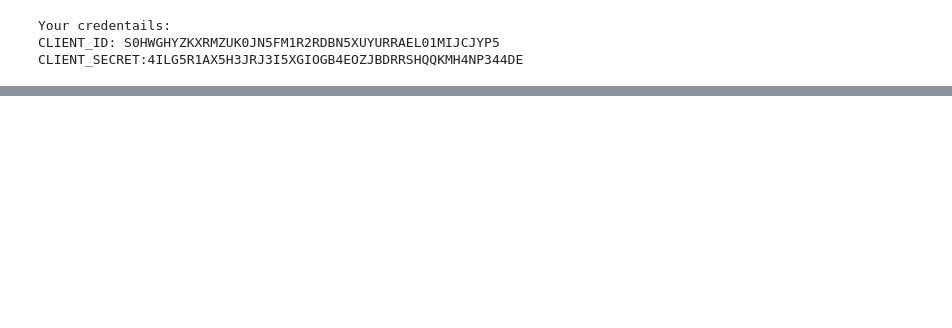
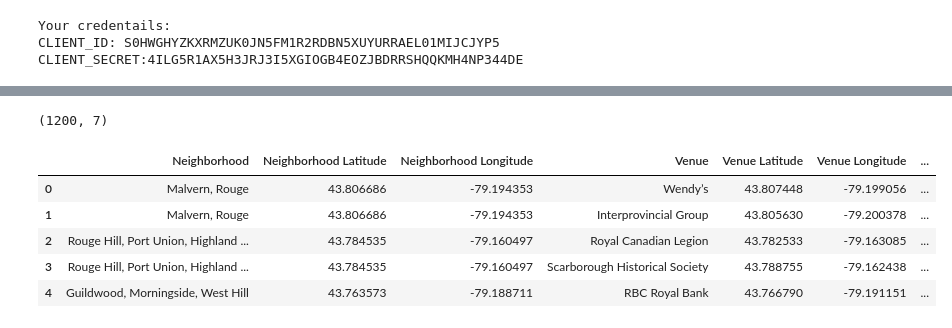
Before and after one commit to aaronwilliame/Coursera_Capstone, a Jupyter notebook: Week_3/Segmenting and Clustering Neighborhoods in Toronto.ipynb, the cells around one changed output, grey strips where cells are left out. Saved outputs shown, nothing was run; the diff lists cells and outputs as text; code cells hidden in the pictures; blank space fills up the shorter version.

```diff
--- a/Week_3/Segmenting and Clustering Neighborhoods in Toronto.ipynb
+++ b/Week_3/Segmenting and Clustering Neighborhoods in Toronto.ipynb
@@ -128,0 +285,12 @@ CLIENT_SECRET:4ILG5R1AX5H3JRJ3I5XGIOGB4EOZJBDRRSHQQKMH4NP344DE
+# %%
+# size of resulting dataframe
+print(toronto_venues.shape)
+toronto_venues.head()
+# %% [output]
+(1200, 7)
+|  | Neighborhood | Neighborhood Latitude | Neighborhood Longitude | Venue | Venue Latitude | Venue Longitude | ... |
+| 0 | Malvern, Rouge | 43.806686 | -79.194353 | Wendy’s | 43.807448 | -79.199056 | ... |
+| 1 | Malvern, Rouge | 43.806686 | -79.194353 | Interprovincial Group | 43.805630 | -79.200378 | ... |
+| 2 | Rouge Hill, Port Union, Highland ... | 43.784535 | -79.160497 | Royal Canadian Legion | 43.782533 | -79.163085 | ... |
+| 3 | Rouge Hill, Port Union, Highland ... | 43.784535 | -79.160497 | Scarborough Historical Society | 43.788755 | -79.162438 | ... |
+| 4 | Guildwood, Morningside, West Hill | 43.763573 | -79.188711 | RBC Royal Bank | 43.766790 | -79.191151 | ... |
```
Also changed, not shown: parts of 22 cells of this notebook.
